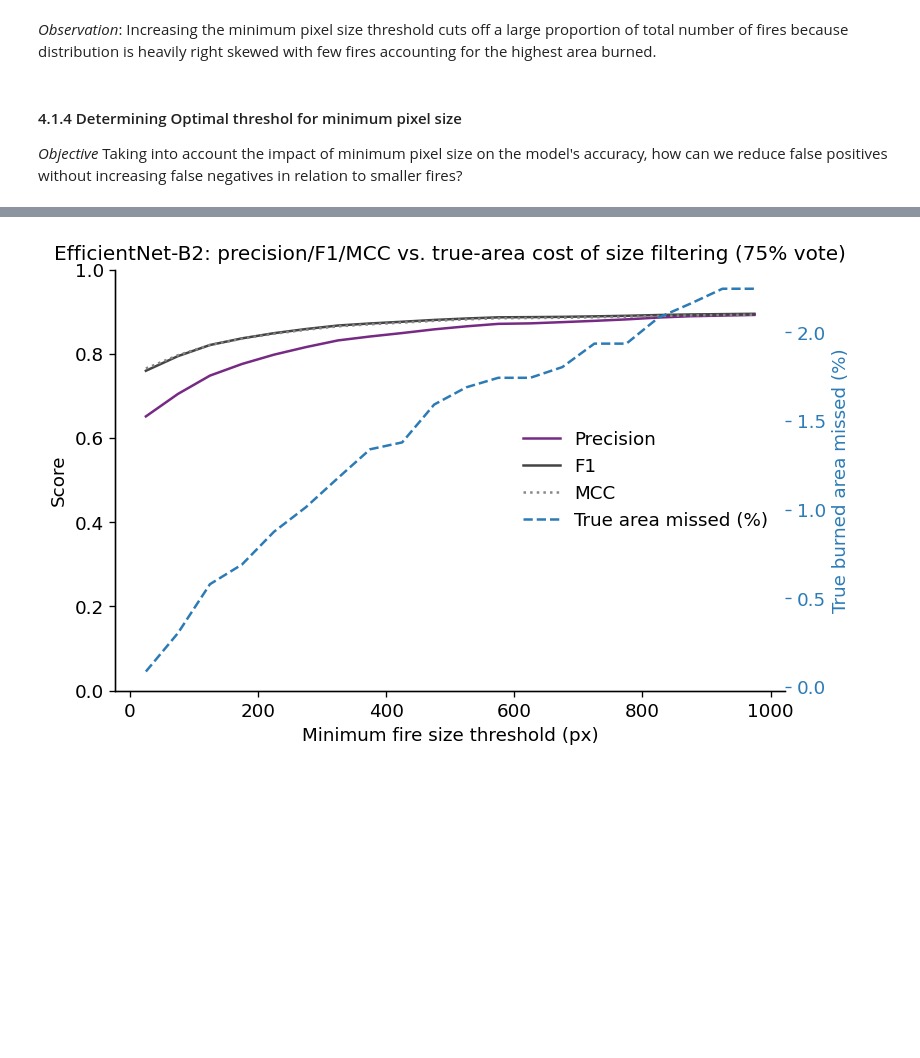
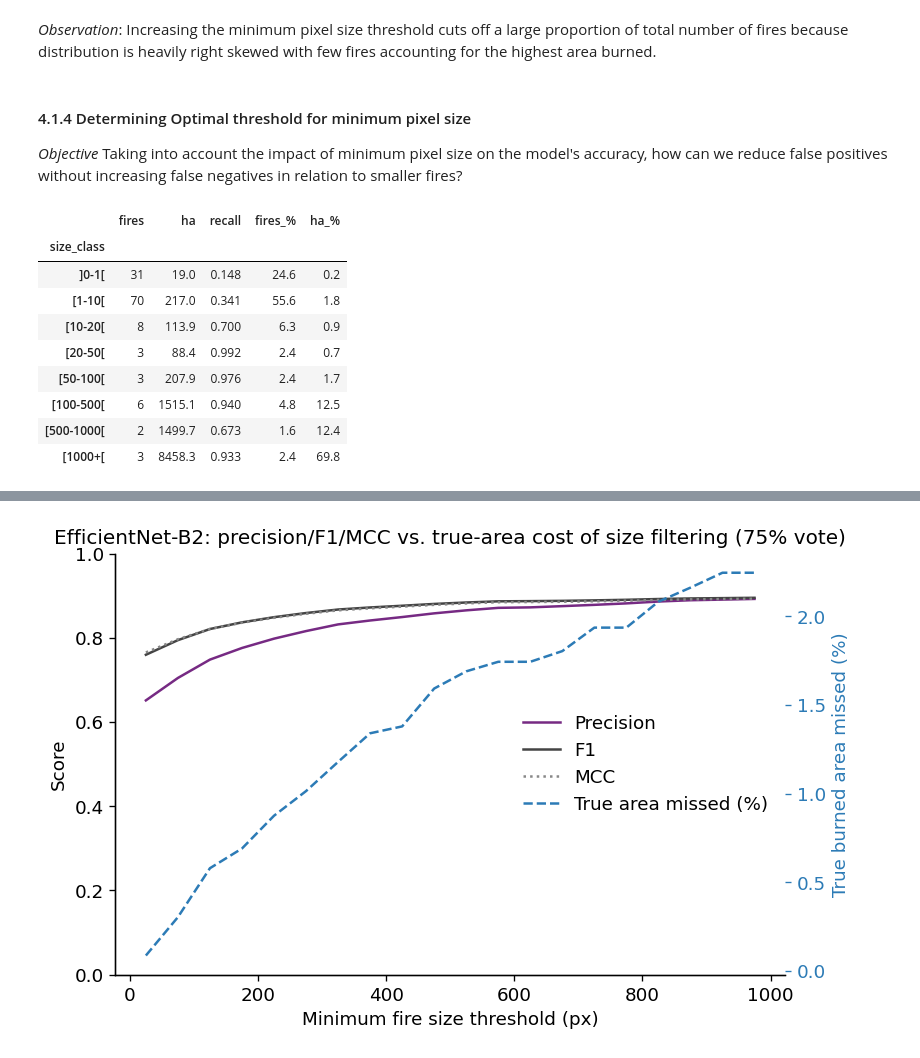
Before and after one commit to hannahandkush/Machine-Learning, a Jupyter notebook: notebooks/efficientnet_evaluation.ipynb, the cells around one changed output, grey strips where cells are left out. Cells and saved outputs as stored; diff of their text form; code cells hidden in the pictures; blank space fills up the shorter version.

```diff
--- a/notebooks/efficientnet_evaluation.ipynb
+++ b/notebooks/efficientnet_evaluation.ipynb
@@ -567,6 +567,51 @@ plt.tight_layout(); plt.show()
 # %% [markdown]
 *Observation*: Increasing the minimum pixel size threshold cuts off a large proportion of total number of fires because distribution is heavily right skewed with few fires accounting for the highest area burned.
 # %% [markdown]
-#### 4.1.4 Determining Optimal threshol for minimum pixel size
+#### 4.1.4 Determining Optimal threshold for minimum pixel size
 
 *Objective* Taking into account the impact of minimum pixel size on the model's accuracy, how can we reduce false positives without increasing false negatives in relation to smaller fires?
+# %%
+edges = [0, 1, 10, 20, 50, 100, 500, 1000, np.inf]
+labs = ["]0-1[", "[1-10[", "[10-20[", "[20-50[", "[50-100[", "[100-500[", "[500-1000[", "[1000+["]
+
+# Swap this for whichever array `best` actually refers to. If best['setting'] names
+# a min-size config, use size_filtered(vote_pct, min_size_px) with its real values;
+# if it's a plain overlap/vote setting with no size filter, load the matching
+# burned_path()/votes_path() raster instead.
+pred = size_filtered(75, 500)   # <- replace 75, 500 with best's actual vote_pct / min_size_px
+
+def per_fire_recall(geom, erode_m=10):
+    eroded = geom.buffer(-erode_m)
+    if eroded.is_empty:
+        return np.nan, 0
+    fire_mask = rasterize([(eroded, 1)], out_shape=GRID_SHAPE, transform=GRID_T,
+                          fill=0, dtype="uint8").astype(bool) & comp
+    n = int(fire_mask.sum())
+    if n == 0:
+        return np.nan, 0
+    return int(pred[fire_mask].sum()) / n, n
+
+rows = []
+for _, fire in sel.iterrows():
+    recall, n_px = per_fire_recall(fire.geometry)
+    rows.append({"fire_id": fire["Cod_SGIF"], "area_ha": fire["AreaHaSIG"],
+                 "recall": recall, "n_evaluated_px": n_px})
+fire_results = pd.DataFrame(rows)
+fire_results["size_class"] = pd.cut(fire_results["area_ha"], bins=edges, labels=labs, right=False)
+
+cls = fire_results.groupby("size_class", observed=True).agg(
+    fires=("area_ha", "size"), ha=("area_ha", "sum"), recall=("recall", "mean"))
+cls["fires_%"] = 100*cls["fires"]/cls["fires"].sum()
+cls["ha_%"] = 100*cls["ha"]/cls["ha"].sum()
+cls.round({"ha": 1, "fires_%": 1, "ha_%": 1, "recall": 3})
+# %% [output]
+|  | fires | ha | recall | fires_% | ha_% |
+| size_class |  |  |  |  |  |
+| ]0-1[ | 31 | 19.0 | 0.148 | 24.6 | 0.2 |
+| [1-10[ | 70 | 217.0 | 0.341 | 55.6 | 1.8 |
+| [10-20[ | 8 | 113.9 | 0.700 | 6.3 | 0.9 |
+| [20-50[ | 3 | 88.4 | 0.992 | 2.4 | 0.7 |
+| [50-100[ | 3 | 207.9 | 0.976 | 2.4 | 1.7 |
+| [100-500[ | 6 | 1515.1 | 0.940 | 4.8 | 12.5 |
+| [500-1000[ | 2 | 1499.7 | 0.673 | 1.6 | 12.4 |
+| [1000+[ | 3 | 8458.3 | 0.933 | 2.4 | 69.8 |
```
Also changed, not shown: parts of 4 cells of this notebook.
